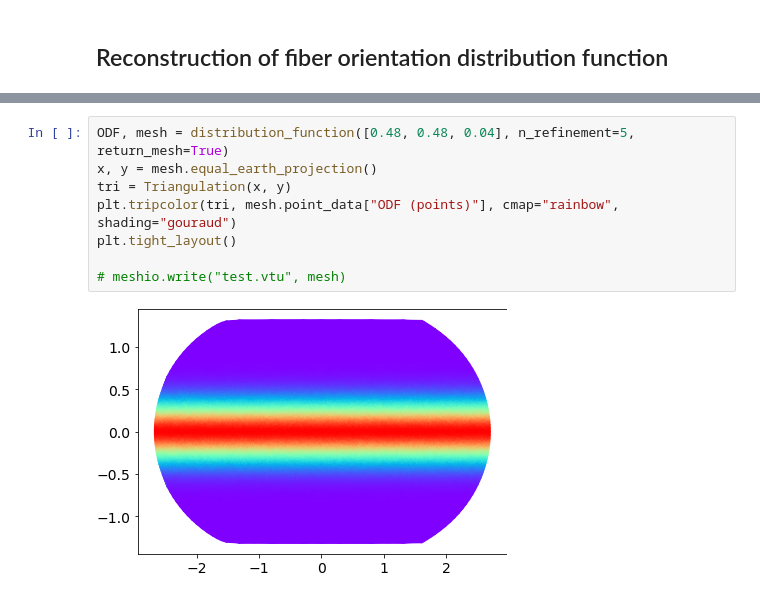
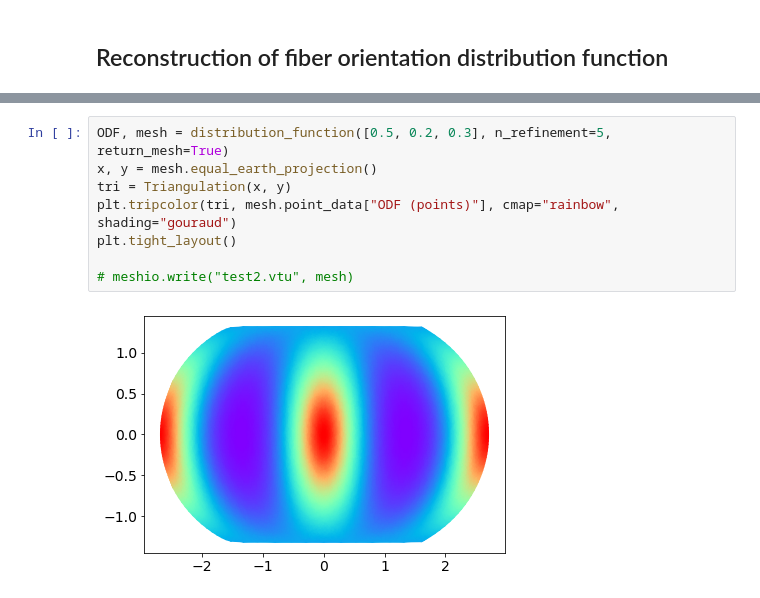
Before and after one commit to tianyikillua/fiberpy, a Jupyter notebook: examples/orientation.ipynb, the cells around one changed output, grey strips where cells are left out. Drawn from its saved outputs; the diff is of its cells as text.

```diff
--- a/examples/orientation.ipynb
+++ b/examples/orientation.ipynb
@@ -246,10 +269,10 @@ plt.tight_layout()
 # %%
-ODF, mesh = distribution_function([0.48, 0.48, 0.04], n_refinement=5, return_mesh=True)
+ODF, mesh = distribution_function([0.5, 0.2, 0.3], n_refinement=5, return_mesh=True)
 x, y = mesh.equal_earth_projection()
 tri = Triangulation(x, y)
 plt.tripcolor(tri, mesh.point_data["ODF (points)"], cmap="rainbow", shading="gouraud")
 plt.tight_layout()
 
-# meshio.write("test.vtu", mesh)
+# meshio.write("test2.vtu", mesh)
 # %% [output]
-[figure, old version]
+[figure, new version]
```
Also changed, not shown: parts of 2 cells of this notebook, 1 other file.
